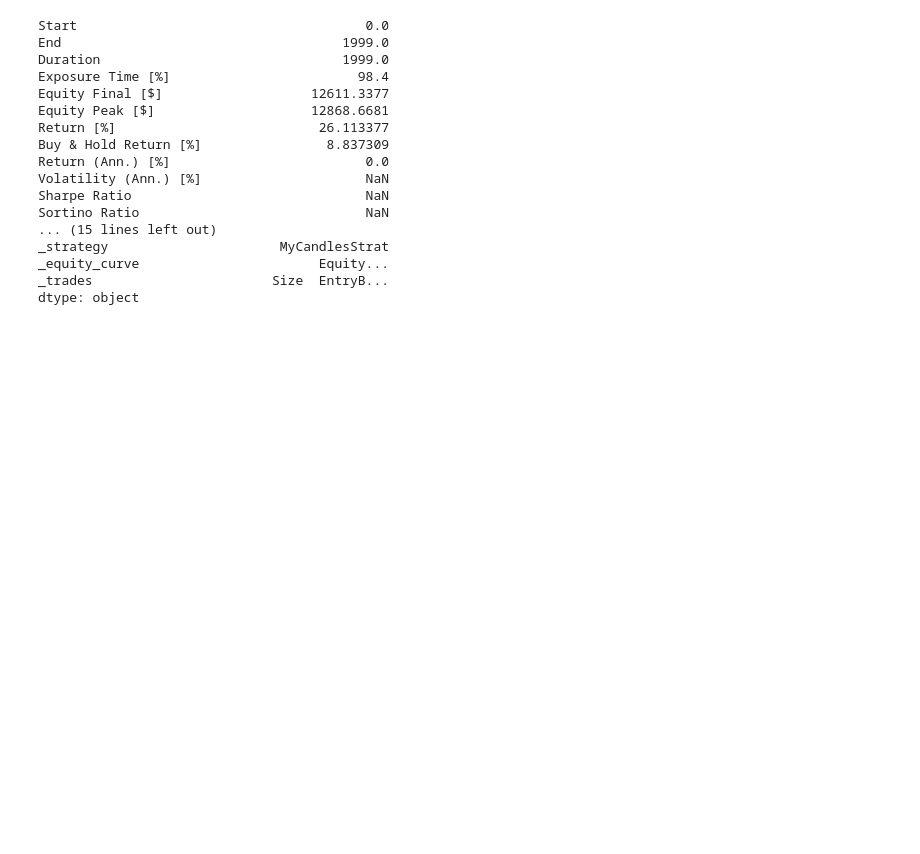
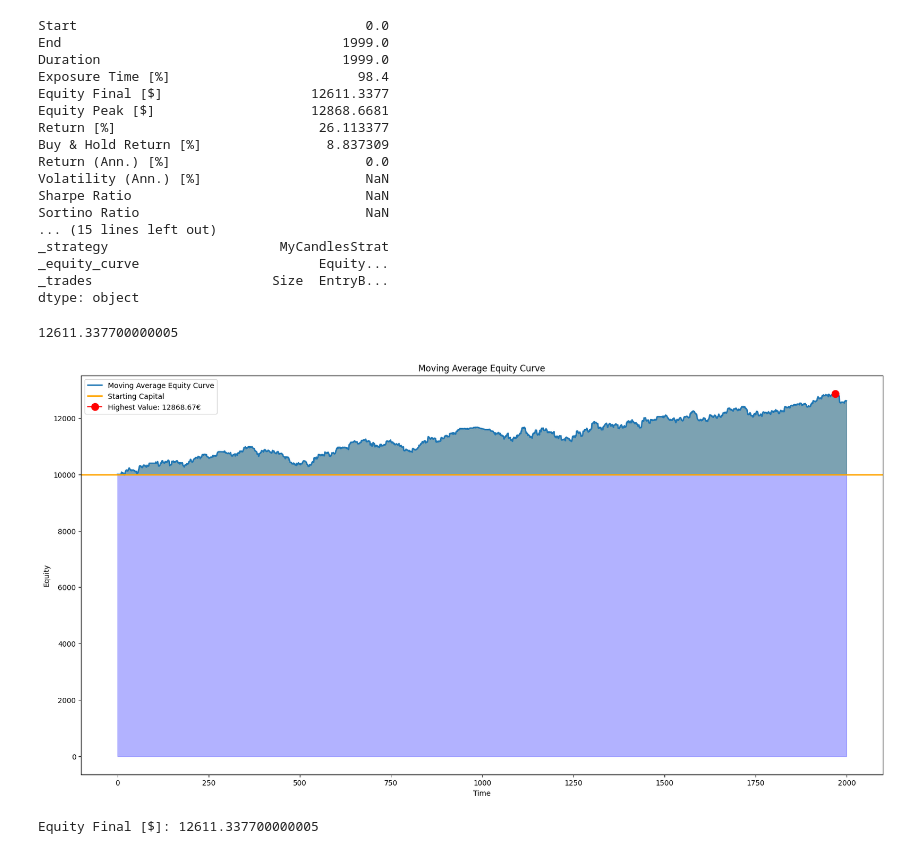
Before and after one commit to DavidBobekIMC/QuantWiseAI, a Jupyter notebook: jupiter_notebooks/moving_average.ipynb, the cells around one changed output. Drawn from its saved outputs; the diff is of its cells as text; code cells hidden in the pictures; blank space fills up the shorter version.

Commit message:
📝Created a conclusion and added charts for the final equity. We are closing down!

```diff
--- a/jupiter_notebooks/moving_average.ipynb
+++ b/jupiter_notebooks/moving_average.ipynb
@@ -153,3 +153,47 @@ _strategy                      MyCandlesStrat
 _equity_curve                       Equity...
 _trades                       Size  EntryB...
 dtype: object
+# %%
+
+total_money_earned = stats
+t = stats.T
+print(t["Equity Final [$]"])
+equity_curve = [i[0] for i in t._equity_curve.to_numpy()]
+
+
+equity_curve = np.array(equity_curve)
+
+
+
+# Plot the equity curve
+plt.figure(figsize=(20, 10))
+plt.plot(equity_curve, label='Moving Average Equity Curve', linewidth=2)
+
+# Fill the area between the equity curve and the x-axis
+plt.fill_between(range(len(equity_curve)), equity_curve,
+                 0, alpha=0.3, color='blue')
+
+# Add labels and legend
+plt.axhline(y=10000, color='orange', linestyle='-',
+            label='Starting Capital', linewidth=2)
+plt.xlabel('Time')
+plt.ylabel('Equity')
+plt.title('Moving Average Equity Curve')
+# Highlight the area where the equity curve is above the starting  capital with a green area
+plt.fill_between(range(len(equity_curve)), equity_curve,
+                 10000, where=(equity_curve > 10000), alpha=0.3, color='green')
+
+top = round(np.max(equity_curve),2)
+# Highlight the highest value of the equity curve with a red dot and label
+plt.plot(np.argmax(equity_curve), np.max(equity_curve), marker='o',
+         color='red', label=f"Highest Value: {top}€", markersize=10)
+plt.legend()
+plt.savefig('equity_curve_moving_averages.png')
+plt.show()
+
+# Print the final equity
+print(f'Equity Final [$]: {equity_curve[-1]}')
+# %% [output]
+12611.337700000005
+[figure, added]
+Equity Final [$]: 12611.337700000005
```
Also changed, not shown: parts of 2 cells of this notebook, 19 other files.
